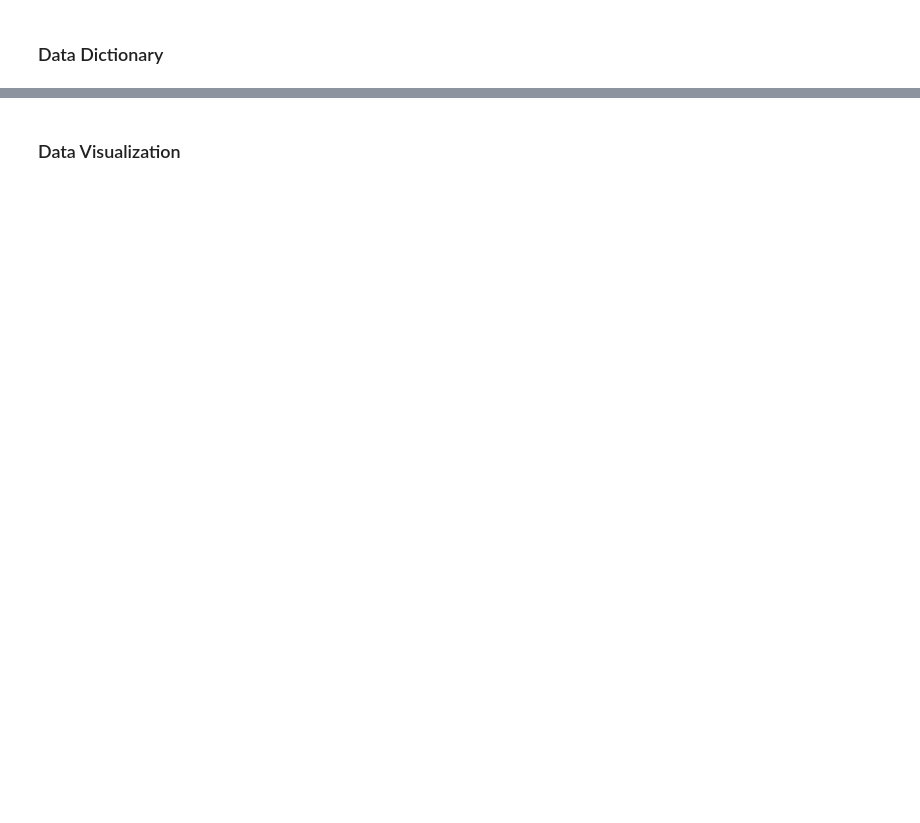
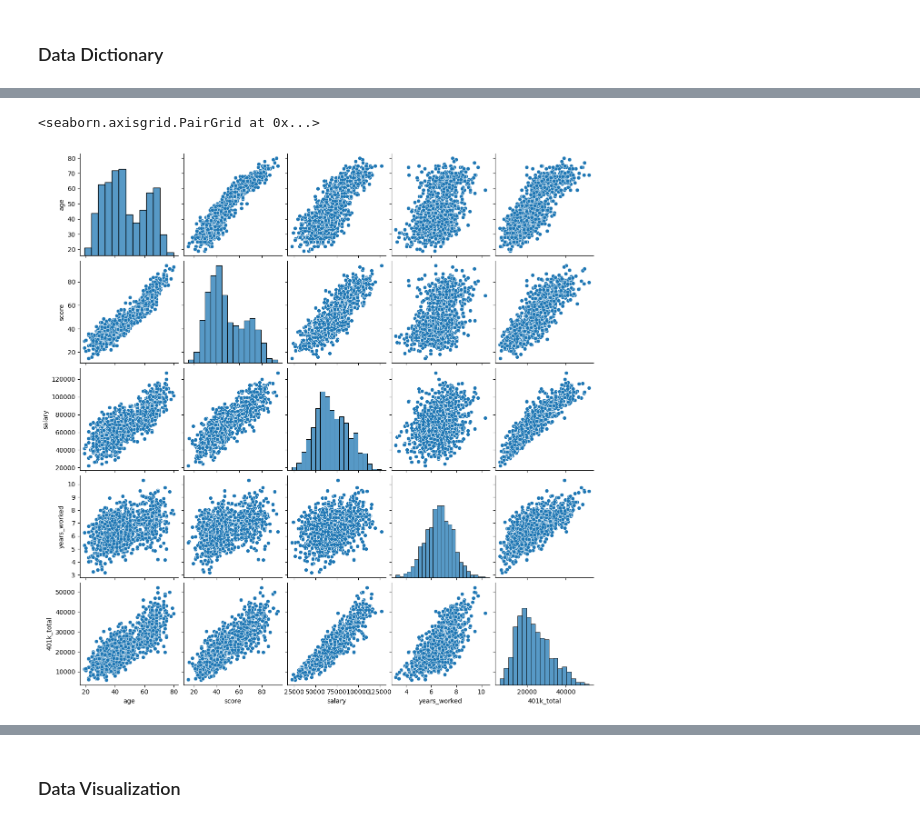
Before and after one commit to Alexr1239/Fictional_data, a Jupyter notebook: Cook_Fictional_Data_B.ipynb, the cells around one changed output, grey strips where cells are left out. Saved outputs shown, nothing was run; the diff lists cells and outputs as text; code cells hidden in the pictures; blank space fills up the shorter version.

```diff
--- a/Cook_Fictional_Data_B.ipynb
+++ b/Cook_Fictional_Data_B.ipynb
@@ -41,0 +135,5 @@ data = {'id':list(range(100000,100000+obs)),
+# %%
+sns.pairplot(df.drop('id',axis=1))
+# %% [output]
+<seaborn.axisgrid.PairGrid at 0x...>
+[figure, added]
```
Also changed, not shown: parts of 16 cells of this notebook.
